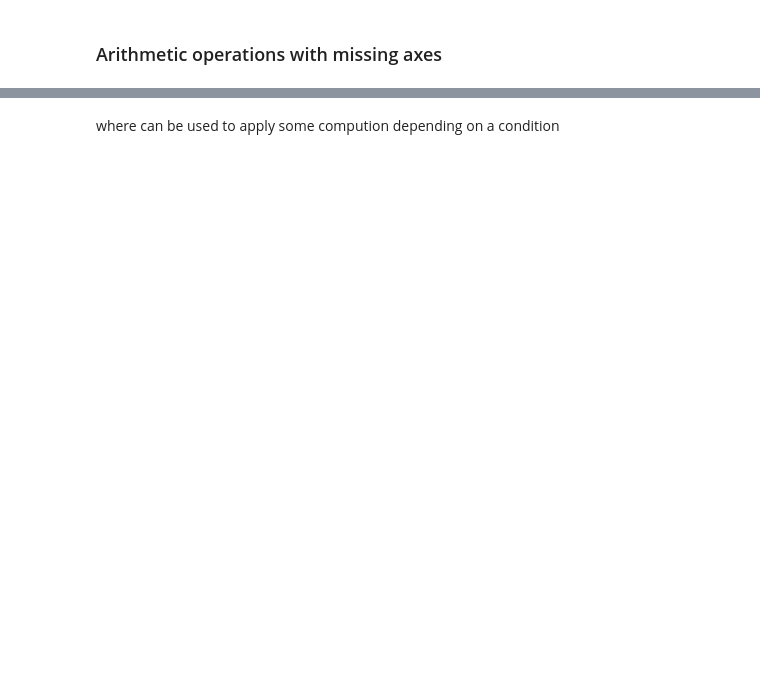
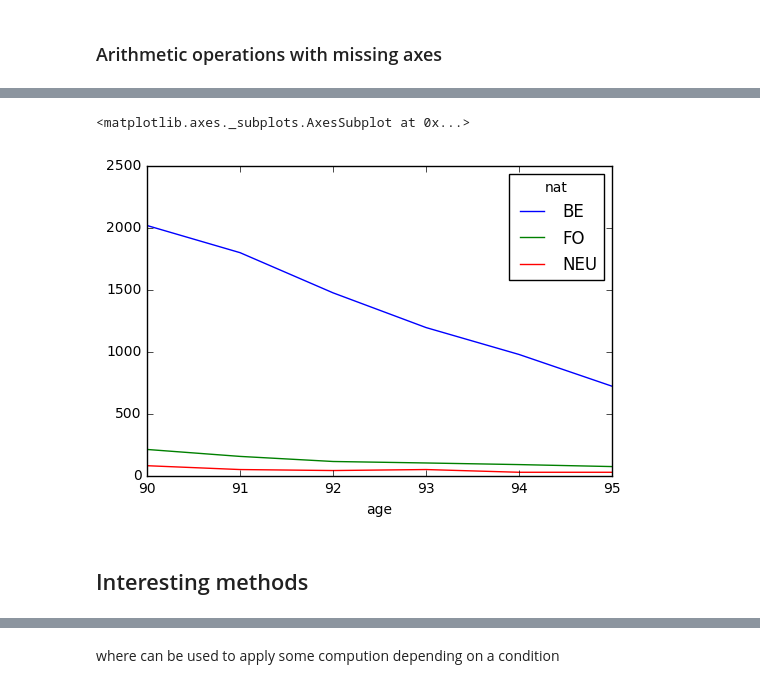
Before and after one commit to larray-project/larray, a Jupyter notebook: doc/source/notebooks/LArray_intro.ipynb, the cells around one changed output, grey strips where cells are left out. Drawn from its saved outputs; the diff is of its cells as text; code cells hidden in the pictures; blank space fills up the shorter version.

```diff
--- a/doc/source/notebooks/LArray_intro.ipynb
+++ b/doc/source/notebooks/LArray_intro.ipynb
@@ -1398,0 +1846,8 @@ age | sex\time | 2016 | 2017 | 2018 | 2019
+# %%
+# plot total of both sex
+pop.sum(x.sex).plot()
+# %% [output]
+<matplotlib.axes._subplots.AxesSubplot at 0x...>
+[figure, added]
+# %% [markdown]
+## Interesting methods
```
Also changed, not shown: parts of 565 cells of this notebook, 8 other files.
